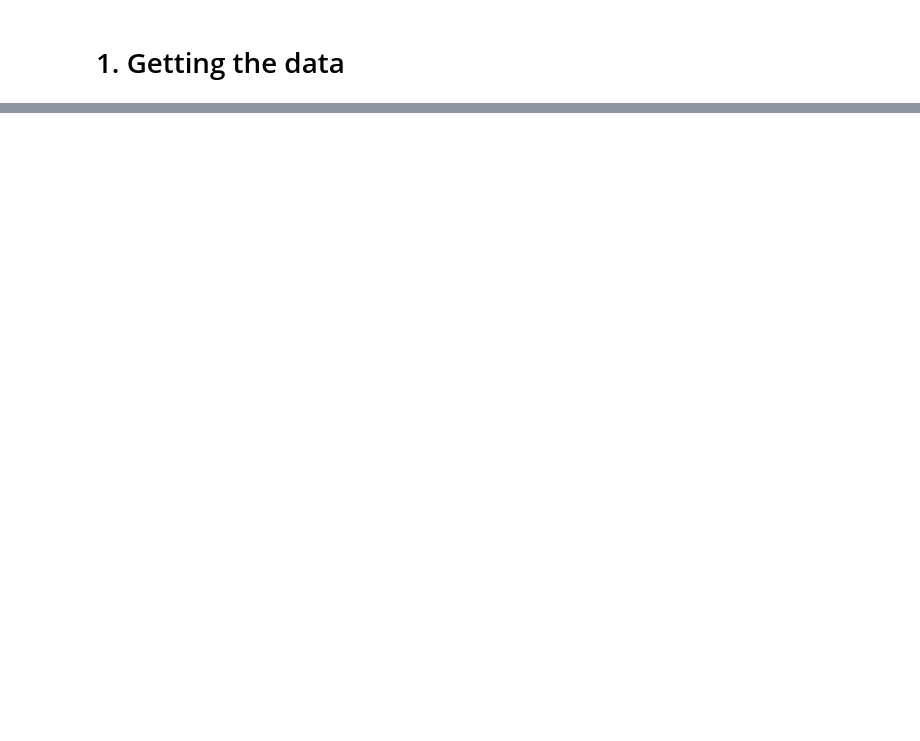
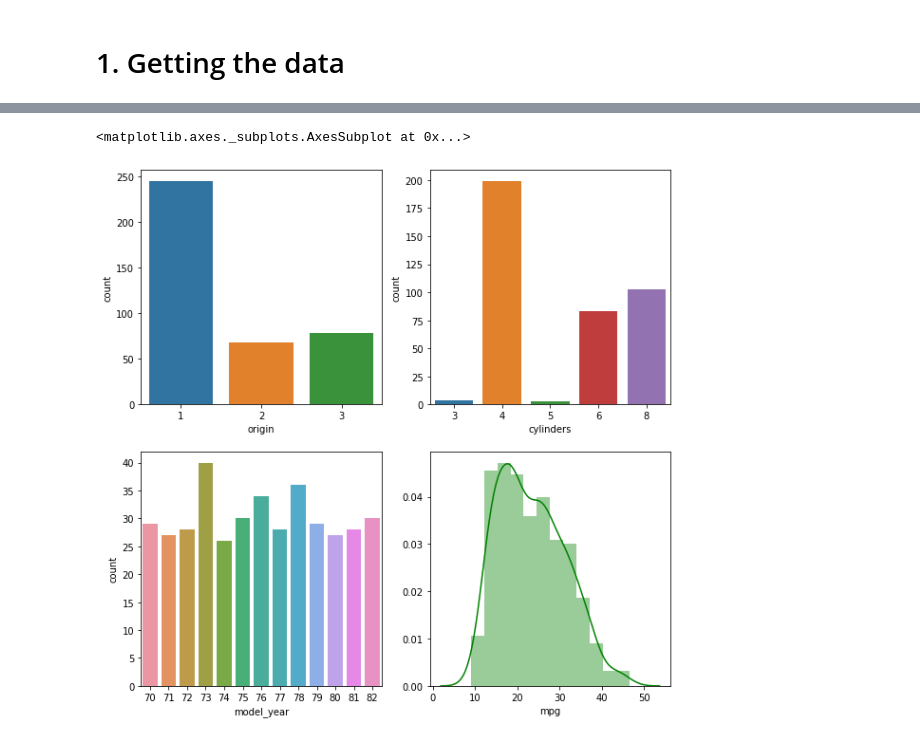
Before and after one commit to ramyahrgowda/Machine-Learning-Projects, a Jupyter notebook: Auto_mpg_prediction.ipynb, the cells around one changed output, grey strips where cells are left out. Cells and saved outputs as stored; diff of their text form; code cells hidden in the pictures; blank space fills up the shorter version.

```diff
--- a/Auto_mpg_prediction.ipynb
+++ b/Auto_mpg_prediction.ipynb
@@ -280,0 +130,9 @@ This is my first data science project and I learnt a great deal executing it. Pl
+# %%
+f, axes = plt.subplots(2,2,figsize = (10,10))
+sns.countplot(auto_mpg_df.origin, ax=axes[0,0])
+sns.countplot(auto_mpg_df.cylinders, ax=axes[0,1])
+sns.countplot(auto_mpg_df.model_year, ax = axes[1,0])
+sns.distplot(auto_mpg_df.mpg,color = 'g', ax = axes[1,1])
+# %% [output]
+<matplotlib.axes._subplots.AxesSubplot at 0x...>
+[figure, added]
```
Also changed, not shown: parts of 91 cells of this notebook.
